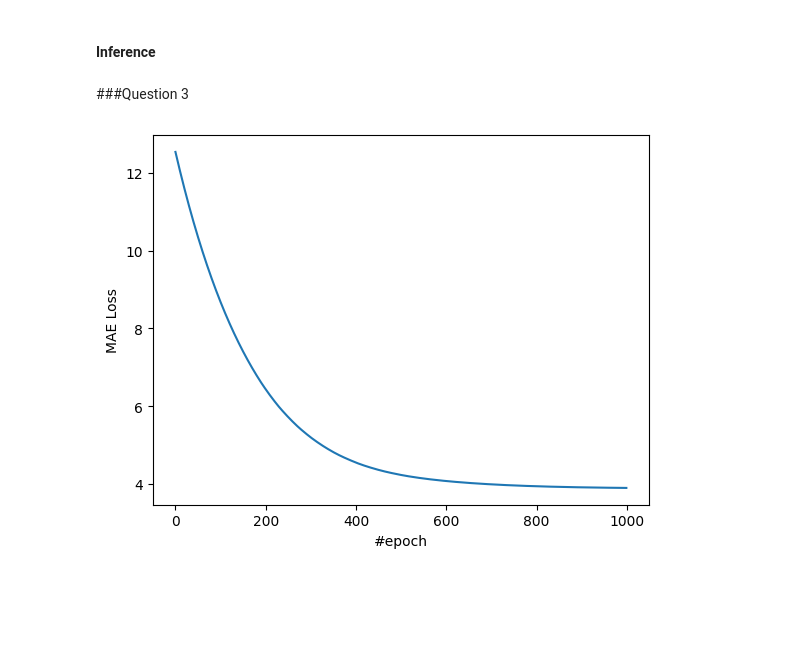
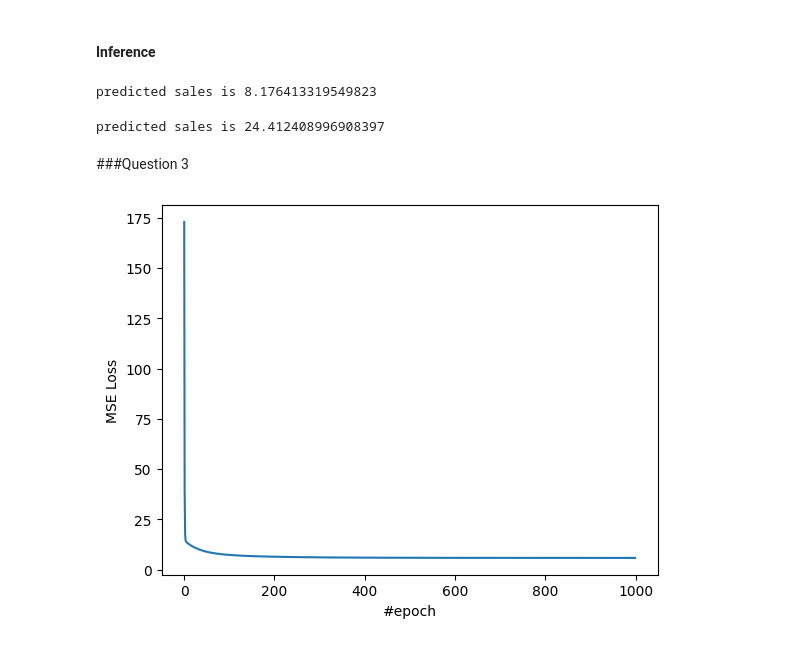
Before and after one commit to SinnerSS/AIO2024, a Jupyter notebook: M4W1/Question_1_2_3_Advertising_Stochastic_Problem.ipynb, the cells around one changed output. Saved outputs shown, nothing was run; the diff lists cells and outputs as text; code cells hidden in the pictures; blank space fills up the shorter version.

```diff
--- a/M4W1/Question_1_2_3_Advertising_Stochastic_Problem.ipynb
+++ b/M4W1/Question_1_2_3_Advertising_Stochastic_Problem.ipynb
@@ -8,9 +8,9 @@ import random
 
 def get_column(data, index):
 
-    #your code here ***********************
-
-    return result
+  #your code here ***********************
+  result = [row[index] for row in data]
+  return result
 
 def prepare_data(file_name_dataset):
   data = np.genfromtxt(file_name_dataset, delimiter=',', skip_header=1).tolist()
@@ -44,46 +46,46 @@ print(list)
 # compute output and loss
 def predict(x1, x2, x3, w1, w2, w3, b):
 
-      #your code here ***********************
-
+    #your code here ***********************
+    result = x1*w1 + x2*w2 + x3*w3 + b
     return result
 
 def compute_loss_mse(y_hat, y):
 
-        #your code here ***********************
-
+    #your code here ***********************
+    result = (y_hat - y) ** 2
     return result
 
 def compute_loss_mae(y_hat, y):
 
-        #your code here ***********************
-
+    #your code here ***********************
+    result = abs(y_hat - y)
     return result
 
 # compute gradient
 def compute_gradient_wi(xi, y, y_hat):
 
-         #your code here ***********************
-
+    #your code here ***********************
+    dl_dwi = 2*xi*(y_hat - y)
     return dl_dwi
 
 def compute_gradient_b(y, y_hat):
 
-         #your code here ***********************
-
+    #your code here ***********************
+    dl_db = 2*(y_hat - y)
     return dl_db
 
 # update weights
 def update_weight_wi(wi, dl_dwi, lr):
 
-        #your code here ***********************
-
+    #your code here ***********************
+    wi -= lr*dl_dwi
     return wi
 
 def update_weight_b(b, dl_db, lr):
 
-         #your code here ***********************
-
+    #your code here ***********************
+    b -= lr*dl_db
     return b
 # %%
 #Multiple choices:
@@ -199,6 +219,8 @@ X,y = prepare_data('advertising.csv')
 (w1,w2,w3,b, losses) = implement_linear_regression(X,y)
 sales = predict(tv, radio, newspaper, w1, w2, w3, b)
 print(f'predicted sales is {sales}')
+# %% [output]
+predicted sales is 8.176413319549823
 # %%
 # [230.1, 37.8, 69.2, 22.1]
 
@@ -208,6 +230,8 @@ newspaper = 69.2
 
 sales = predict(tv, radio, newspaper, w1, w2, w3, b)
 print(f'predicted sales is {sales}')
+# %% [output]
+predicted sales is 24.412408996908397
 # %% [markdown]
 ###Question 3
 # %%
@@ -263,12 +293,12 @@ def implement_linear_regression_nsamples(X_data, y_data, epoch_max = 50,lr = 1e-
 # %%
 X,y = prepare_data('advertising.csv')
 (w1,w2,w3,b, losses) = implement_linear_regression_nsamples(X,y,1000)
 plt.plot(losses)
 plt.xlabel("#epoch")
-plt.ylabel("MAE Loss")
+plt.ylabel("MSE Loss")
 plt.show()
 # %% [output]
-[figure, old version]
+[figure, new version]
 # %%
 #Multiple choices:
 #Question 11:
```
Also changed, not shown: parts of 13 cells of this notebook, 1 other file.
